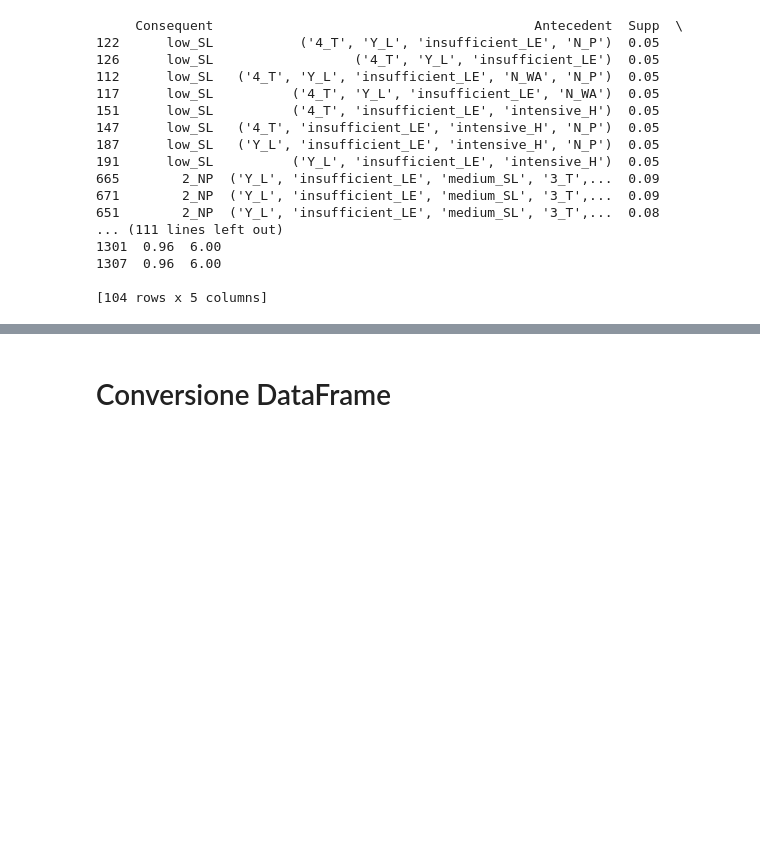
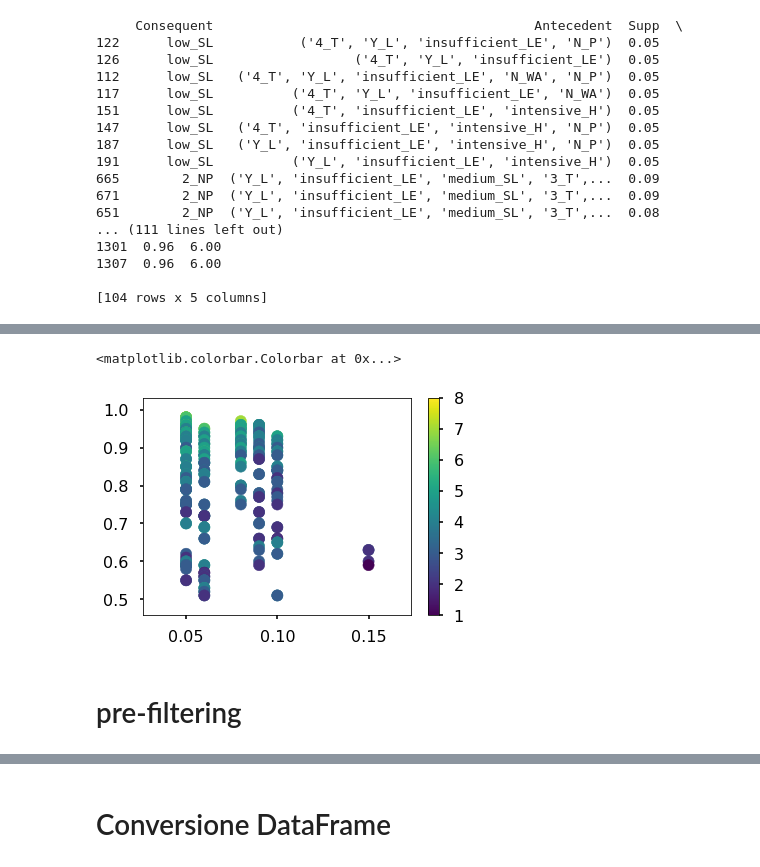
Before and after one commit to germz01/Human-Resources-Analysis, a Jupyter notebook: code/rules/rules.ipynb, the cells around one changed output, grey strips where cells are left out. Saved outputs shown, nothing was run; the diff lists cells and outputs as text; code cells hidden in the pictures; blank space fills up the shorter version.

```diff
--- a/code/rules/rules.ipynb
+++ b/code/rules/rules.ipynb
@@ -341,9 +340,15 @@ sys.stdout=stdout
 # Analisi regole Per LEFT
 # %%
 df_left = df_filtered.query(" Consequent=='Y_L'")
-df_left = df_left.query("Conf >0.5 and Lift>2")
-df_left = df_left.sort_values(by=['Consequent','Conf','Supp'],ascending=False)
+df_left = df_left.query("Conf >0.5 and Lift>1")
+df_left = df_left.sort_values(by=['Supp','Conf','Antecedent','Supp','Conf'],ascending=False)
+
+df_left.drop('Antecedent',axis=1)
+#df_left.head(100)
+#df_left.Antecedent.iloc[1]
+#df_left.to_csv("regole_left.csv")
 df_left.describe()
-df_left.head(100)
-#df_left.Antecedent.iloc[1]
+#df_left.iloc[1].Antecedent
+#for i in range(100):
+#    print df_left.iloc[i].Antecedent + " || Conf ="+str(df_left.iloc[i].Conf) + "  Supp="+str(df_left.iloc[i].Supp)
 # %% [output]
@@ -386,0 +364,13 @@ Length: 242, dtype: float64
+# %%
+#converto in dizionario
+df_left_dict=df2df_dict(df_left)
+
+ant = df_left_dict.Antecedent
+N_items = []
+for i,ant in enumerate(df_left_dict.Antecedent):
+    N_items.append(len(df_left_dict.Antecedent.iloc[i]))
+
+df_left_dict['N_items_Ant']=N_items
+df_left_dict.sort_values(by='N_items_Ant').head()
+df_left_dict['Supp_norm']=df_left_dict.Supp/df_left_dict.N_items_Ant
+df_left_dict.describe()
@@ -386,0 +387,8 @@ Length: 242, dtype: float64
+# %%
+plt.scatter(x='Supp',y='Conf', c='N_items_Ant',  data=df_left_dict)
+plt.colorbar()
+# %% [output]
+<matplotlib.colorbar.Colorbar at 0x...>
+[figure, added]
+# %% [markdown]
+# pre-filtering
```
Also changed, not shown: parts of 26 cells of this notebook, 9 other files.
